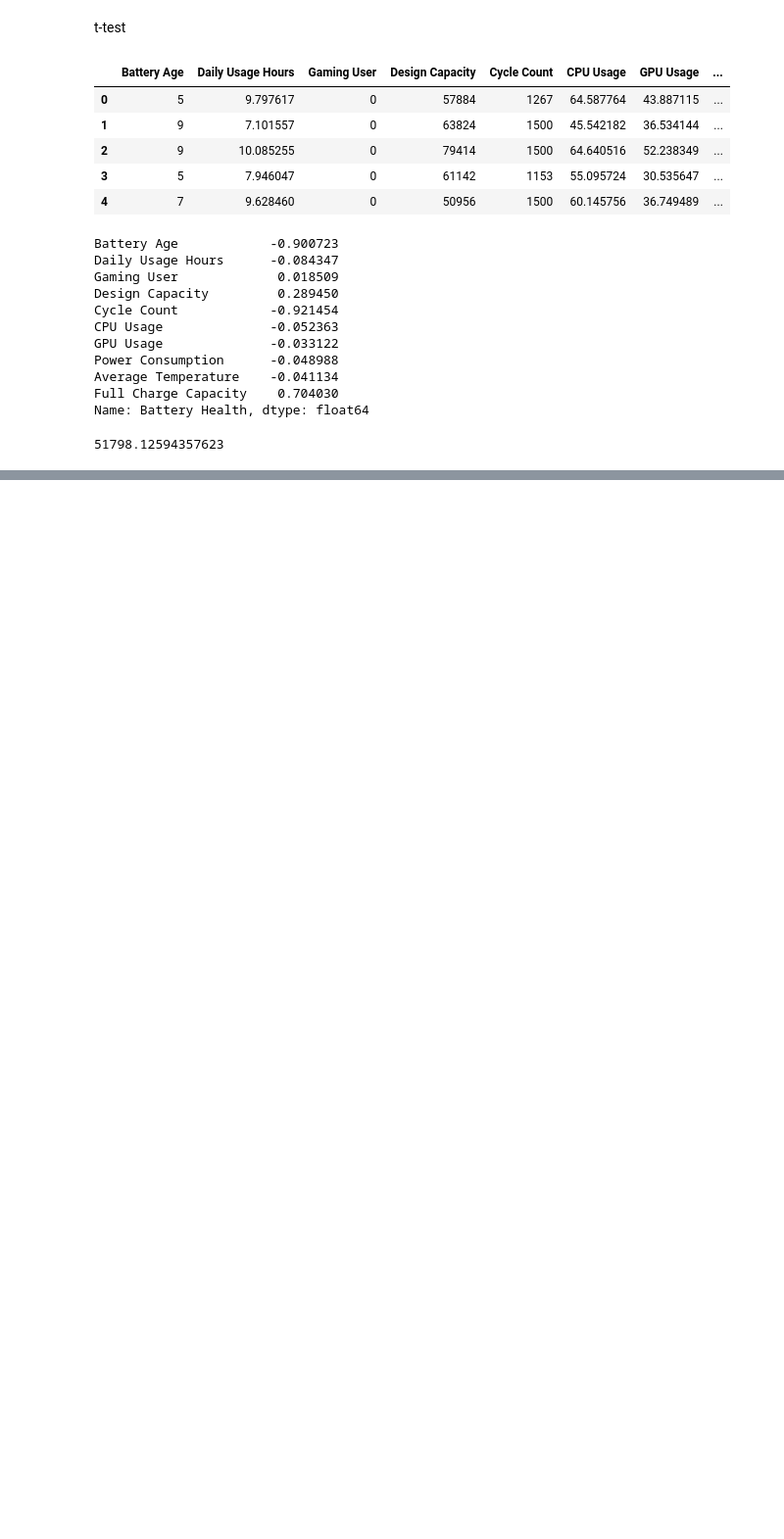
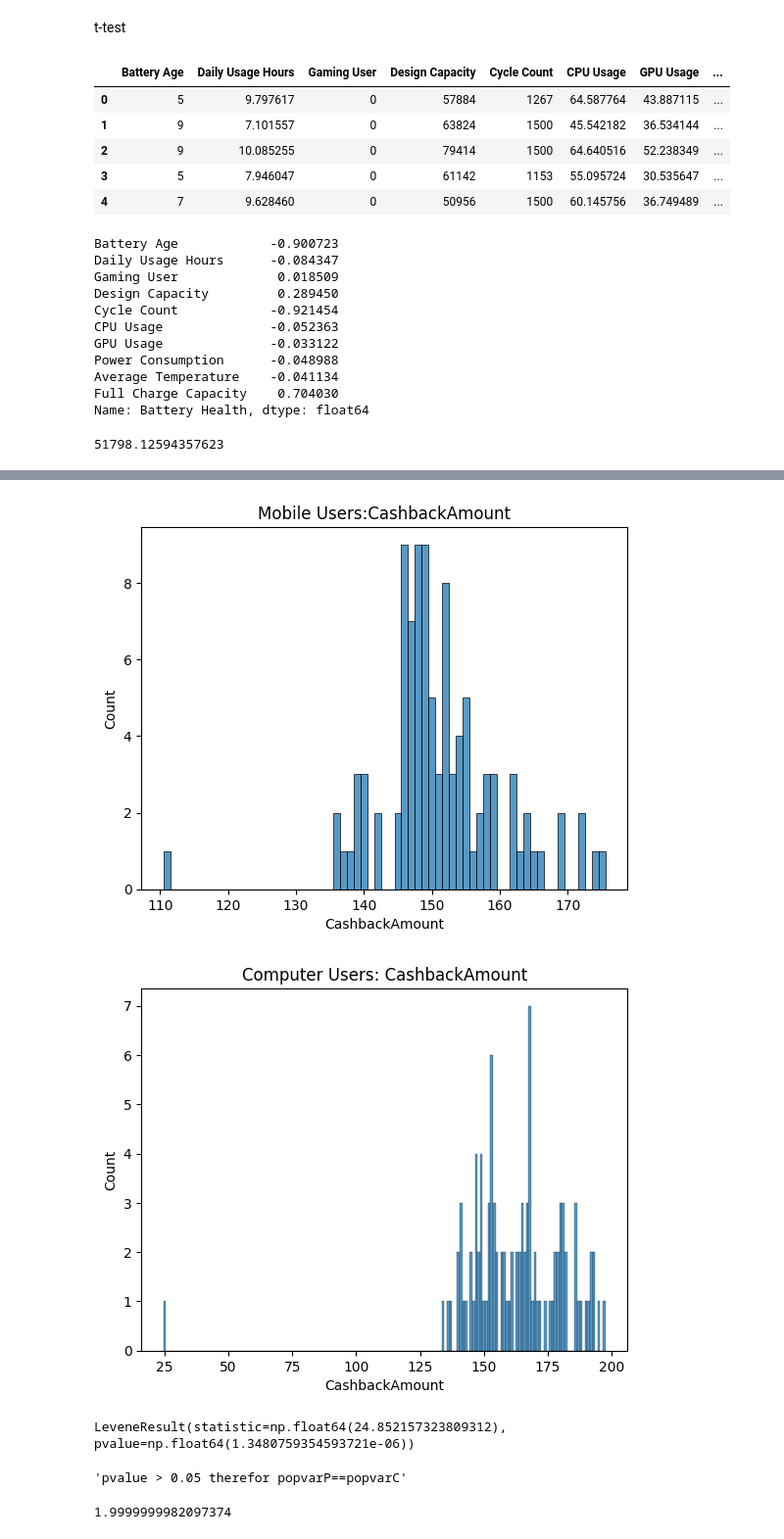
Before and after one commit to SUCCESSneeded/practice, a Jupyter notebook: Mlmaths.ipynb, the cells around one changed output, grey strips where cells are left out. Shown at 98% size. Cells and saved outputs as stored; diff of their text form; code cells hidden in the pictures; blank space fills up the shorter version.

```diff
--- a/Mlmaths.ipynb
+++ b/Mlmaths.ipynb
@@ -937,0 +1103,28 @@ print(t_statistics,p_value/2)
+# %%
+sns.histplot(mobile_sample["CashbackAmount"], discrete=True)
+plt.title("Mobile Users:CashbackAmount")
+plt.show()
+
+sns.histplot(computer_sample["CashbackAmount"], discrete=True)
+plt.title("Computer Users: CashbackAmount")
+plt.show()
+# %% [output]
+[figure, added]
+[figure, added]
+# %%
+from scipy.stats import levene
+
+l_test=levene(mobile_sample['CashbackAmount'],computer_sample['CashbackAmount'])
+print(l_test)
+'''pvalue > 0.05 therefor popvarP==popvarC'''
+# %% [output]
+LeveneResult(statistic=np.float64(24.852157323809312), pvalue=np.float64(1.3480759354593721e-06))
+'pvalue > 0.05 therefor popvarP==popvarC'
+# %%
+from scipy.stats import t
+t_val=6.31
+dof=198
+cdf_val=t.cdf(t_val,dof)
+print(cdf_val*2)
+# %% [output]
+1.9999999982097374
```
Also changed, not shown: parts of 50 cells of this notebook.
